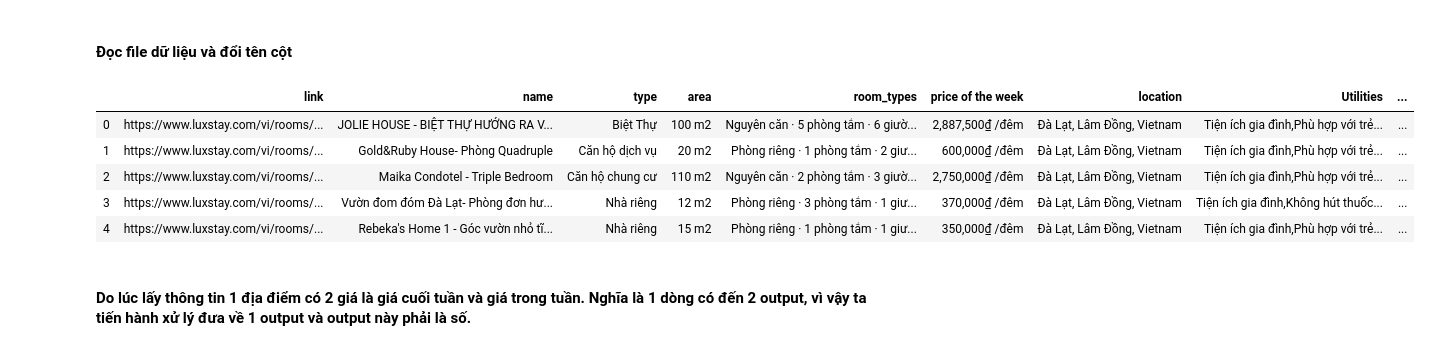
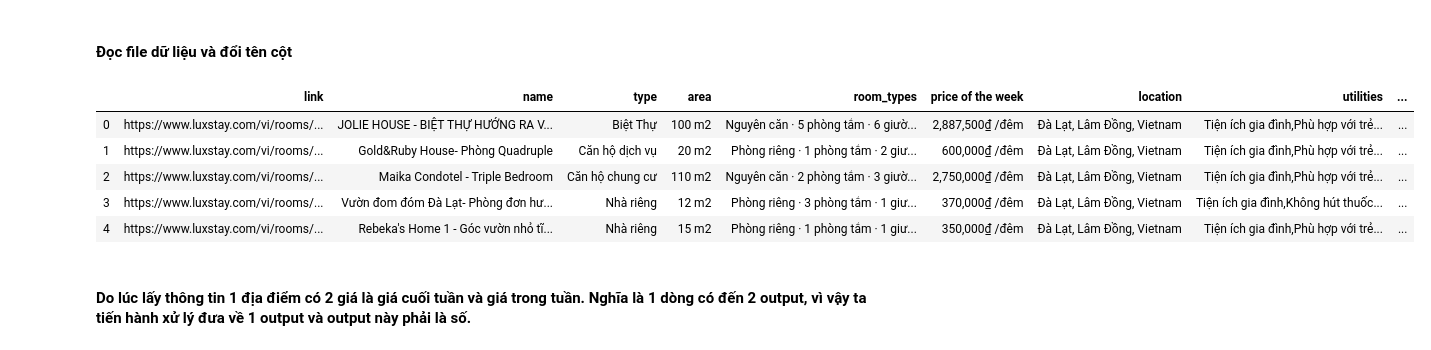
Before and after one commit to nguyen-quang-phu/projectDataScience, a Jupyter notebook: TienXuLy.ipynb, the cells around one changed output. Cells and saved outputs as stored; diff of their text form; code cells hidden in the pictures.

```diff
--- a/TienXuLy.ipynb
+++ b/TienXuLy.ipynb
@@ -26,10 +26,10 @@ from sklearn.neural_network import MLPClassifier
 # %%
 df = pd.read_csv("raw_data3.csv",sep='\t')
 
-df.columns = ["link", "name", "type", "area", "room_types", "price of the week", "location","Utilities", "Weekend prices"]
+df.columns = ["link", "name", "type", "area", "room_types", "price of the week", "location","utilities", "Weekend prices"]
 df.head()
 # %% [output]
-|  | link | name | type | area | room_types | price of the week | location | Utilities | ... |
+|  | link | name | type | area | room_types | price of the week | location | utilities | ... |
 | 0 | https://www.luxstay.com/vi/rooms/... | JOLIE HOUSE - BIỆT THỰ HƯỚNG RA V... | Biệt Thự | 100 m2 | Nguyên căn · 5 phòng tắm · 6 giườ... | 2,887,500₫ /đêm | Đà Lạt, Lâm Đồng, Vietnam | Tiện ích gia đình,Phù hợp với trẻ... | ... |
 | 1 | https://www.luxstay.com/vi/rooms/... | Gold&Ruby House- Phòng Quadruple | Căn hộ dịch vụ | 20 m2 | Phòng riêng · 1 phòng tắm · 2 giư... | 600,000₫ /đêm | Đà Lạt, Lâm Đồng, Vietnam | Tiện ích gia đình,Phù hợp với trẻ... | ... |
 | 2 | https://www.luxstay.com/vi/rooms/... | Maika Condotel - Triple Bedroom | Căn hộ chung cư | 110 m2 | Nguyên căn · 2 phòng tắm · 3 giườ... | 2,750,000₫ /đêm | Đà Lạt, Lâm Đồng, Vietnam | Tiện ích gia đình,Phù hợp với trẻ... | ... |
```
Also changed, not shown: parts of 26 cells of this notebook, 3 other files.
